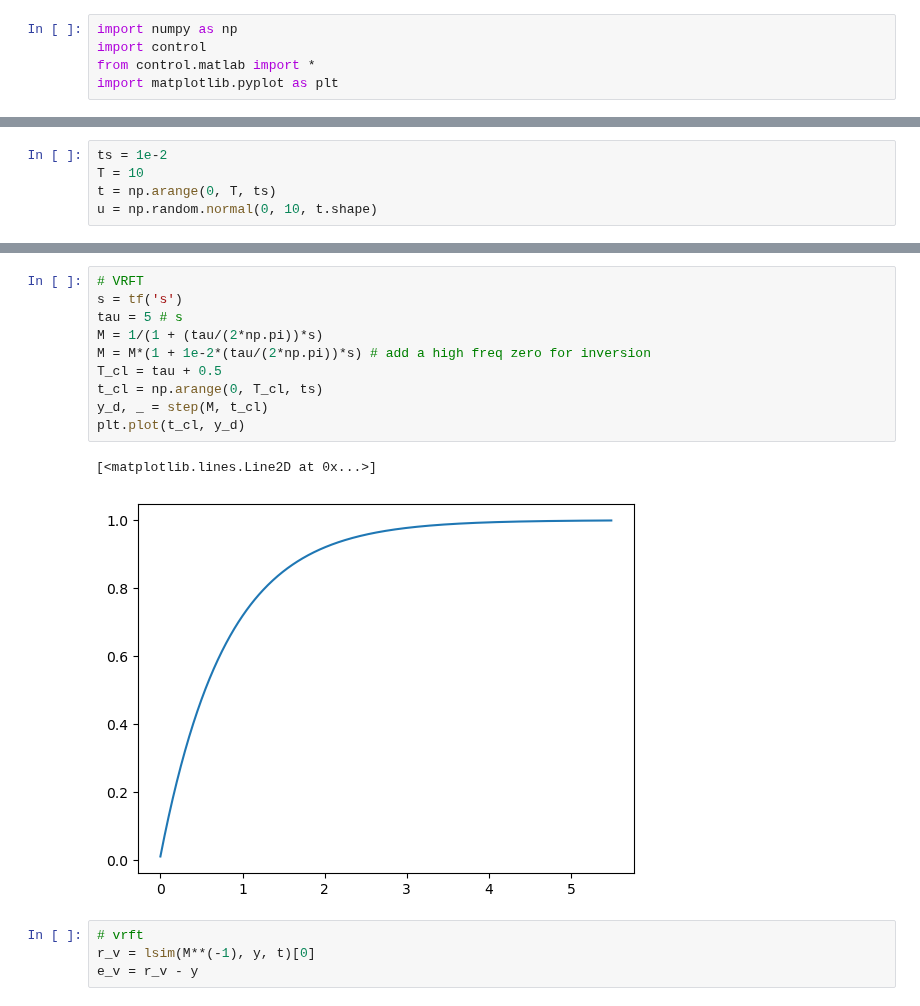
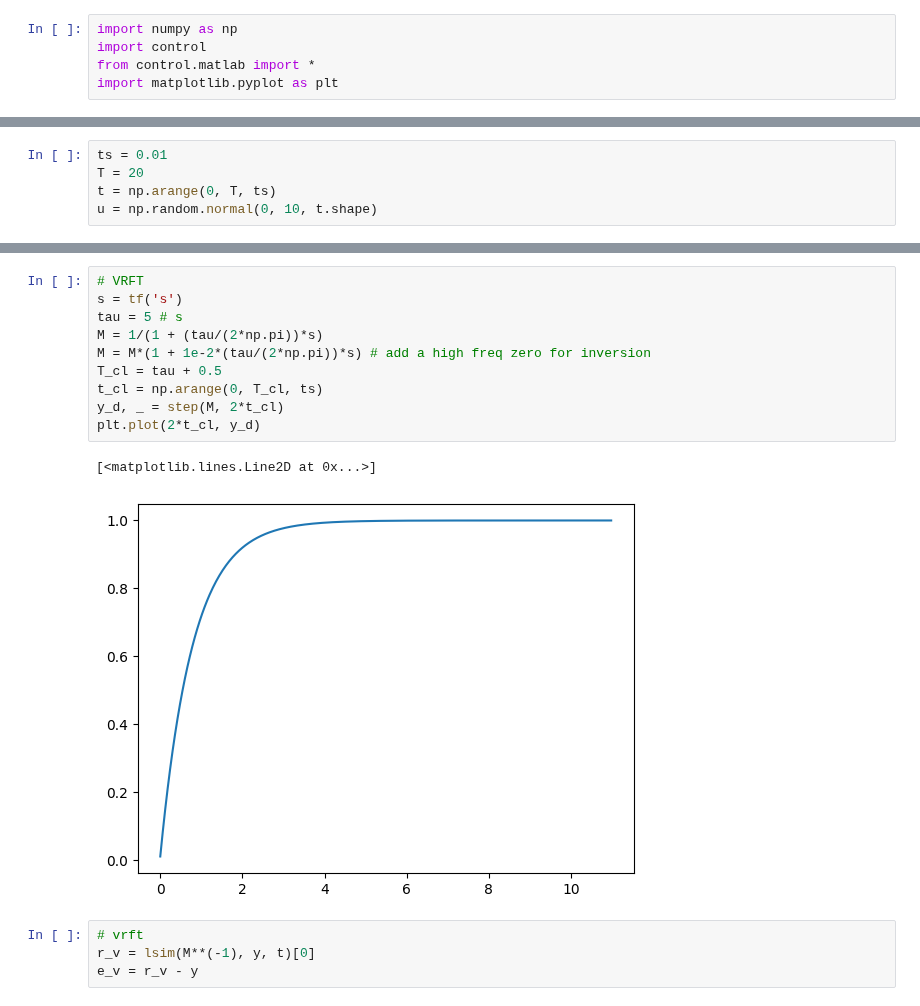
Before and after one commit to buswayne/sysid-transformers-control, a Jupyter notebook: control/simple_example_1.ipynb, the cells around one changed output, grey strips where cells are left out. Drawn from its saved outputs; the diff is of its cells as text.

```diff
--- a/control/simple_example_1.ipynb
+++ b/control/simple_example_1.ipynb
@@ -23,6 +21,6 @@ plt.show()
 # %%
-ts = 1e-2
-T = 10
+ts = 0.01
+T = 20
 t = np.arange(0, T, ts)
 u = np.random.normal(0, 10, t.shape)
 # %%
@@ -39,16 +37,16 @@ plt.legend()
 # %%
 # VRFT
 s = tf('s')
 tau = 5 # s
 M = 1/(1 + (tau/(2*np.pi))*s)
 M = M*(1 + 1e-2*(tau/(2*np.pi))*s) # add a high freq zero for inversion
 T_cl = tau + 0.5
 t_cl = np.arange(0, T_cl, ts)
-y_d, _ = step(M, t_cl)
-plt.plot(t_cl, y_d)
+y_d, _ = step(M, 2*t_cl)
+plt.plot(2*t_cl, y_d)
 # %% [output]
 [<matplotlib.lines.Line2D at 0x...>]
-[figure, old version]
+[figure, new version]
 # %%
 # vrft
 r_v = lsim(M**(-1), y, t)[0]
```
Also changed, not shown: parts of 15 cells of this notebook, 2 other files.
